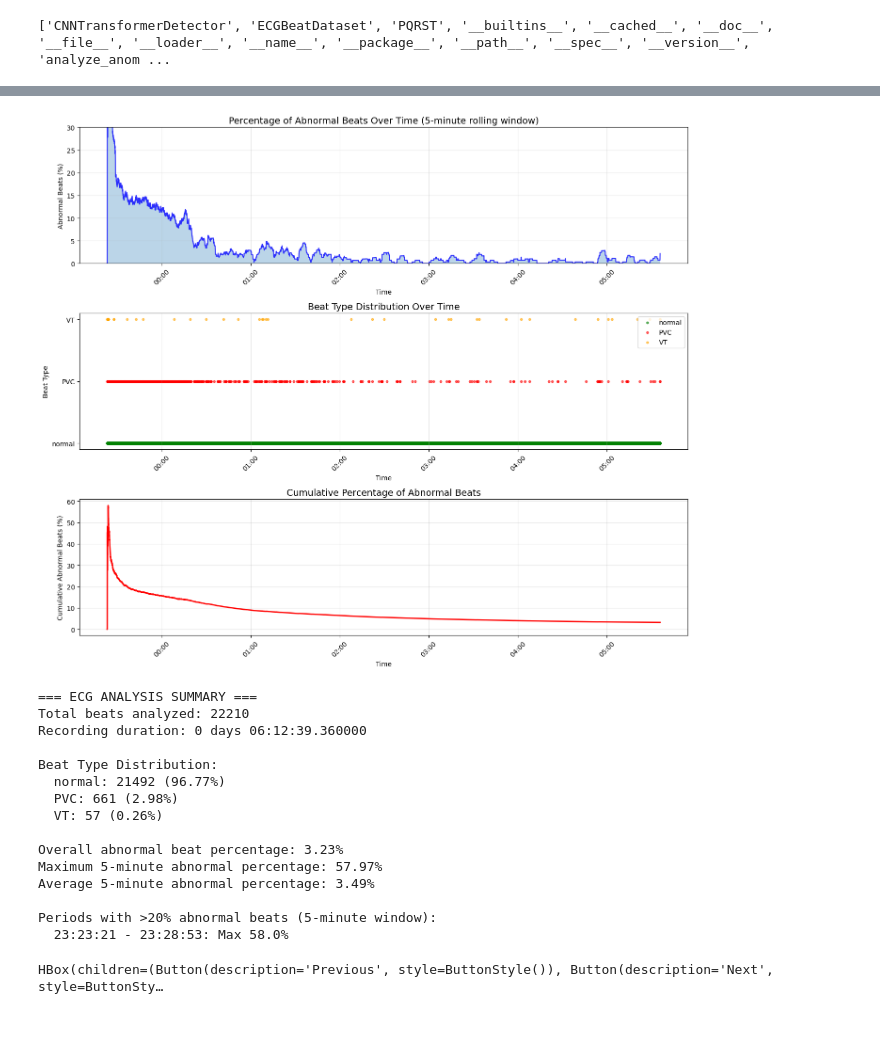
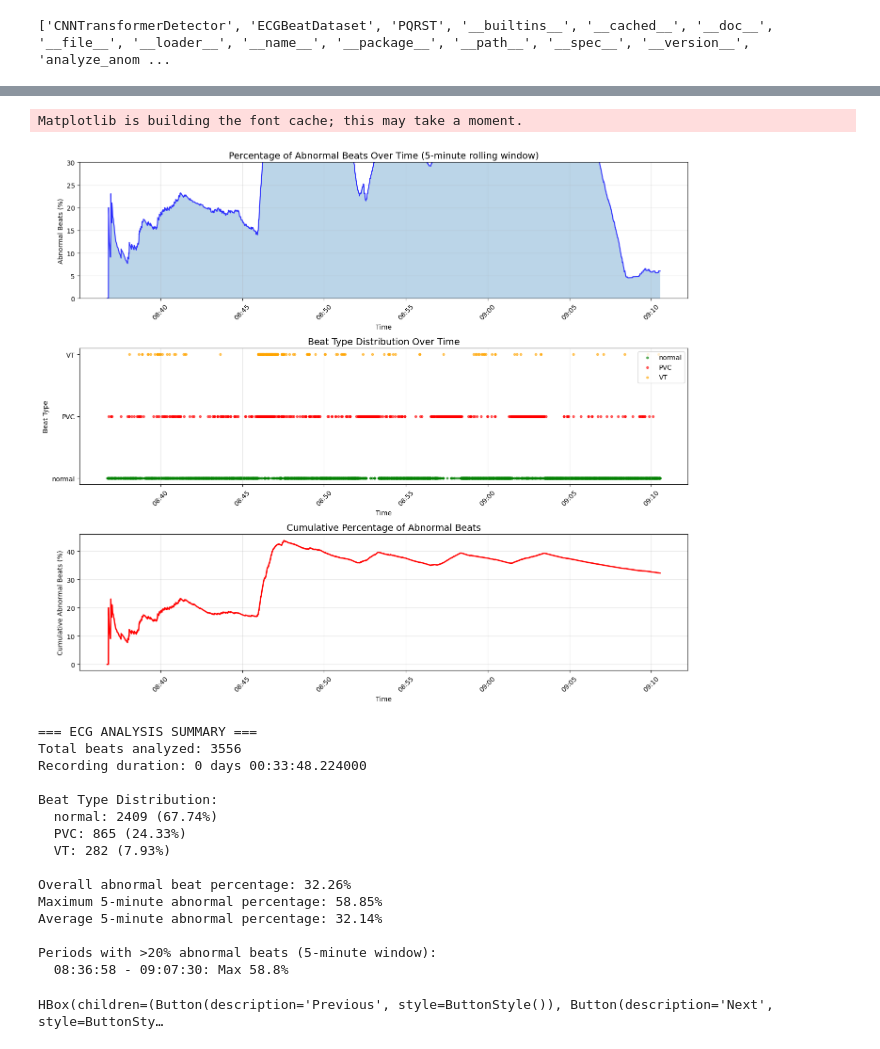
Before and after one commit to emccullough/ecg-analysis, a Jupyter notebook: 0-FolderProcessing-250730.ipynb, the cells around one changed output, grey strips where cells are left out. Saved outputs shown, nothing was run; the diff lists cells and outputs as text; code cells hidden in the pictures.

```diff
--- a/0-FolderProcessing-250730.ipynb
+++ b/0-FolderProcessing-250730.ipynb
@@ -108,6 +108,7 @@ folder = 'Sleep_on_20251107_222311_by_Vincent_5010176_8CF6812E7FAF_RAWECG'
 folder = 'Sleep_on_20251119_222341_by_Etienne_5010176_8CF6812E7FAF_RAWECG'
 folder = 'Sleep_on_20260213_110947_by_Etienne_5010176_8CF6812E7FAF_RAWECG'
 folder = 'Sleep_on_20260127_232315_by_Etienne_5010176_8CF6812E7FAF_RAWECG'
+folder ='ECG_on_20260220_083641_by_Etienne_5010176_8CF6812E7FAF_RAWECG'
 # Read the CSV file
 csv_filename=f'Data/{folder}/{folder}_rich_processed_beats.csv'
 df = pd.read_csv(f'{csv_filename}')
@@ -183,49 +184,50 @@ plt.show()
 
 # Print summary statistics
 print("\n=== ECG ANALYSIS SUMMARY ===")
 print(f"Total beats analyzed: {len(df)}")
 print(f"Recording duration: {df.index[-1] - df.index[0]}")
 print(f"\nBeat Type Distribution:")
 beat_counts = df['beat_type'].value_counts()
 for beat_type, count in beat_counts.items():
     percentage = (count / len(df)) * 100
     print(f"  {beat_type}: {count} ({percentage:.2f}%)")
 
 print(f"\nOverall abnormal beat percentage: {(df['is_abnormal'].sum() / len(df)) * 100:.2f}%")
 print(f"Maximum {window_minutes}-minute abnormal percentage: {df['abnormal_percentage'].max():.2f}%")
 print(f"Average {window_minutes}-minute abnormal percentage: {df['abnormal_percentage'].mean():.2f}%")
 
 # Find periods with high abnormal beat percentage
 threshold = 20  # percentage
 high_abnormal_periods = df[df['abnormal_percentage'] > threshold].copy()
 if len(high_abnormal_periods) > 0:
     print(f"\nPeriods with >{threshold}% abnormal beats ({window_minutes}-minute window):")
     # Group consecutive high abnormal periods
     high_abnormal_periods['time_diff'] = high_abnormal_periods.index.to_series().diff()
     high_abnormal_periods['group'] = (high_abnormal_periods['time_diff'] > pd.Timedelta(minutes=window_minutes)).cumsum()
 
     for group_id, group_data in high_abnormal_periods.groupby('group'):
         start_time = group_data.index[0]
         end_time = group_data.index[-1]
         max_percentage = group_data['abnormal_percentage'].max()
         print(f"  {start_time.strftime('%H:%M:%S')} - {end_time.strftime('%H:%M:%S')}: Max {max_percentage:.1f}%")
 # %% [output]
+Matplotlib is building the font cache; this may take a moment.
-[figure, old version]
+[figure, new version]
-=== ECG ANALYSIS SUMMARY ===
-Total beats analyzed: 22210
-Recording duration: 0 days 06:12:39.360000
-
-Beat Type Distribution:
-  normal: 21492 (96.77%)
-  PVC: 661 (2.98%)
-  VT: 57 (0.26%)
-
-Overall abnormal beat percentage: 3.23%
-Maximum 5-minute abnormal percentage: 57.97%
-Average 5-minute abnormal percentage: 3.49%
-
-Periods with >20% abnormal beats (5-minute window):
-  23:23:21 - 23:28:53: Max 58.0%
+=== ECG ANALYSIS SUMMARY ===
+Total beats analyzed: 3556
+Recording duration: 0 days 00:33:48.224000
+
+Beat Type Distribution:
+  normal: 2409 (67.74%)
+  PVC: 865 (24.33%)
+  VT: 282 (7.93%)
+
+Overall abnormal beat percentage: 32.26%
+Maximum 5-minute abnormal percentage: 58.85%
+Average 5-minute abnormal percentage: 32.14%
+
+Periods with >20% abnormal beats (5-minute window):
+  08:36:58 - 09:07:30: Max 58.8%
 # %%
 root='/Users/emccullough/Projects/ecg_csv/Data/'
 
```
Also changed, not shown: parts of 1 cell of this notebook, 7 other files.
